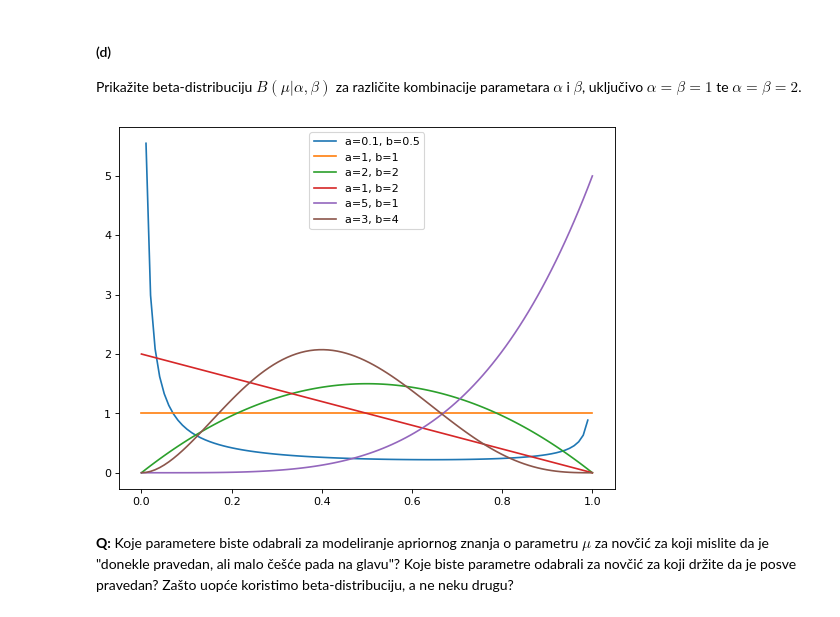
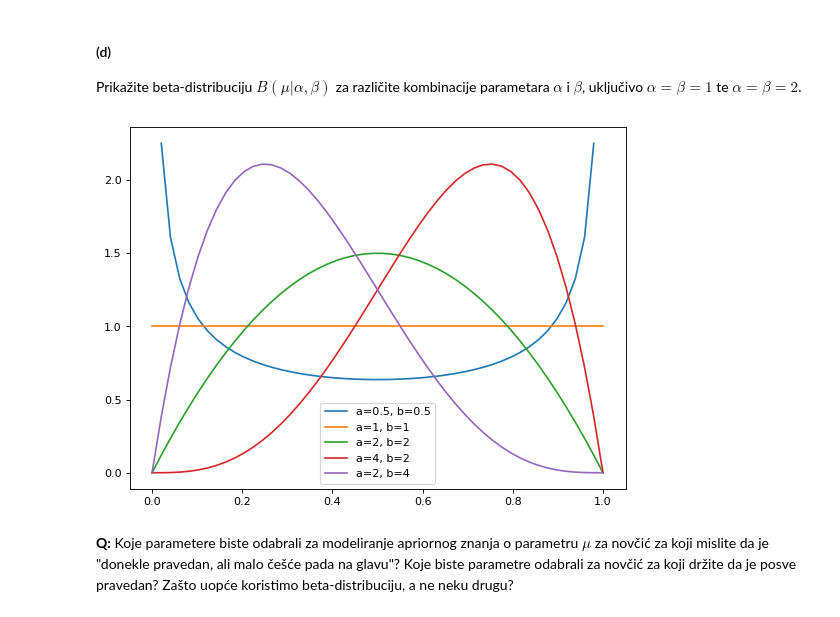
Before and after one commit to Spooky-M/SU_lab1, a Jupyter notebook: SU-2020-LAB04-Procjena-parametara-pgm-grupiranje.ipynb, the cells around one changed output. Cells and saved outputs as stored; diff of their text form; code cells hidden in the pictures.

```diff
--- a/SU-2020-LAB04-Procjena-parametara-pgm-grupiranje.ipynb
+++ b/SU-2020-LAB04-Procjena-parametara-pgm-grupiranje.ipynb
@@ -166,15 +167,15 @@ Prikažite beta-distribuciju $B(\mu|\alpha,\beta)$ za različite kombinacije par
 # %%
 from scipy.stats import beta
 
-a = [0.1, 1, 2, 1, 5, 3]
-b = [0.5, 1, 2, 2, 1, 4]
+a = [0.5, 1, 2, 4, 2]
+b = [0.5, 1, 2, 2, 4]
 
 figure(num=None, figsize=(8, 6), dpi=80, facecolor='w', edgecolor='k')
 for a_, b_ in zip(a, b):
-    plot(numpy.linspace(0, 1, num=100), beta.pdf(numpy.linspace(0, 1, num=100), a_, b_), label="a={}, b={}".format(a_, b_))
+    plot(numpy.linspace(0, 1), beta.pdf(numpy.linspace(0, 1), a_, b_), label="a={}, b={}".format(a_, b_))
     legend(loc="best")
 # %% [output]
-[figure, old version]
+[figure, new version]
 # %% [markdown]
 **Q:** Koje parametere biste odabrali za modeliranje apriornog znanja o parametru $\mu$ za novčić za koji mislite da je "donekle pravedan, ali malo češće pada na glavu"? Koje biste parametre odabrali za novčić za koji držite da je posve pravedan? Zašto uopće koristimo beta-distribuciju, a ne neku drugu?
 # %% [markdown]
```
Also changed, not shown: parts of 33 cells of this notebook.
